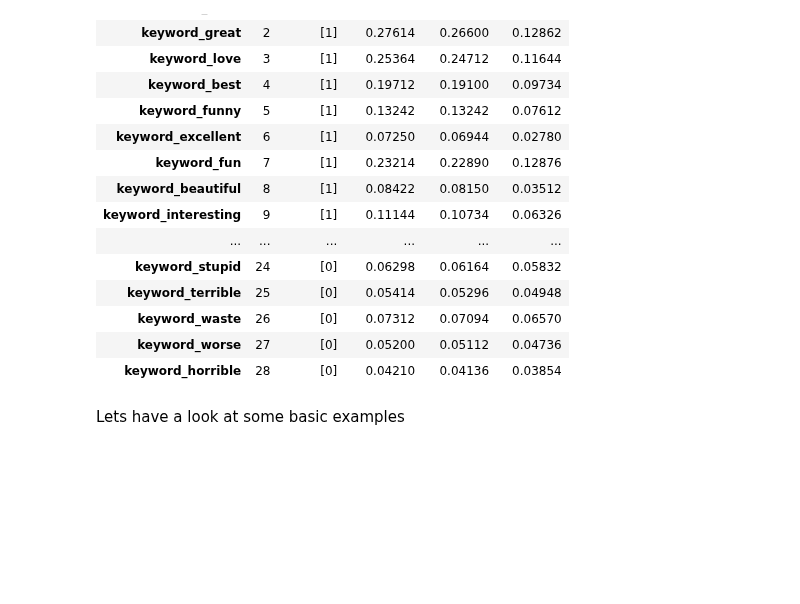
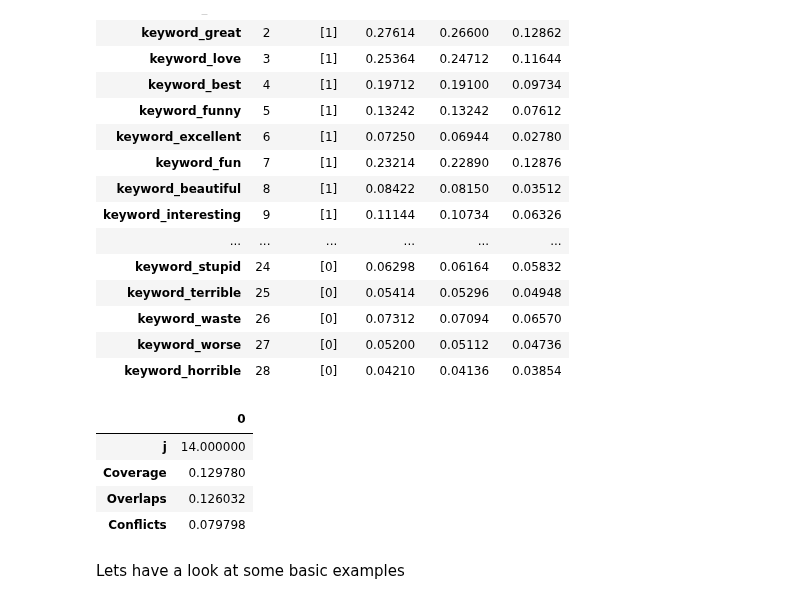
Before and after one commit to knodle/knodle, a Jupyter notebook: tutorials/ImdbDataset/Prepare_IMDB_Data.ipynb, the cells around one changed output. Drawn from its saved outputs; the diff is of its cells as text; code cells hidden in the pictures; blank space fills up the shorter version.

```diff
--- a/tutorials/ImdbDataset/Prepare_IMDB_Data.ipynb
+++ b/tutorials/ImdbDataset/Prepare_IMDB_Data.ipynb
@@ -379,6 +395,16 @@ LFAnalysis(L=applied_lfs, lfs=labeling_functions).lf_summary()
 | keyword_waste | 26 | [0] | 0.07312 | 0.07094 | 0.06570 |
 | keyword_worse | 27 | [0] | 0.05200 | 0.05112 | 0.04736 |
 | keyword_horrible | 28 | [0] | 0.04210 | 0.04136 | 0.03854 |
+# %%
+lf_analysis = LFAnalysis(L=applied_lfs, lfs=labeling_functions).lf_summary()
+# %%
+pd.DataFrame(lf_analysis.mean())
+# %% [output]
+|  | 0 |
+| j | 14.000000 |
+| Coverage | 0.129780 |
+| Overlaps | 0.126032 |
+| Conflicts | 0.079798 |
 # %% [markdown]
 Lets have a look at some basic examples
 # %%
```
Also changed, not shown: parts of 8 cells of this notebook, 1 other file.
